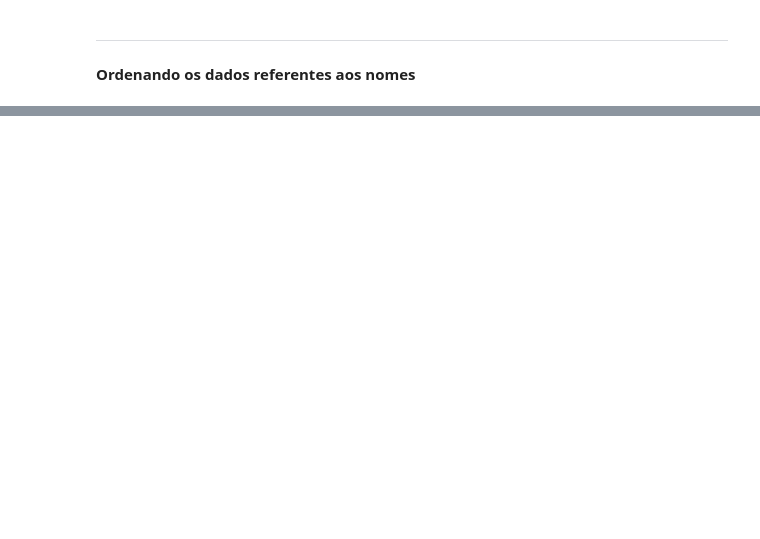
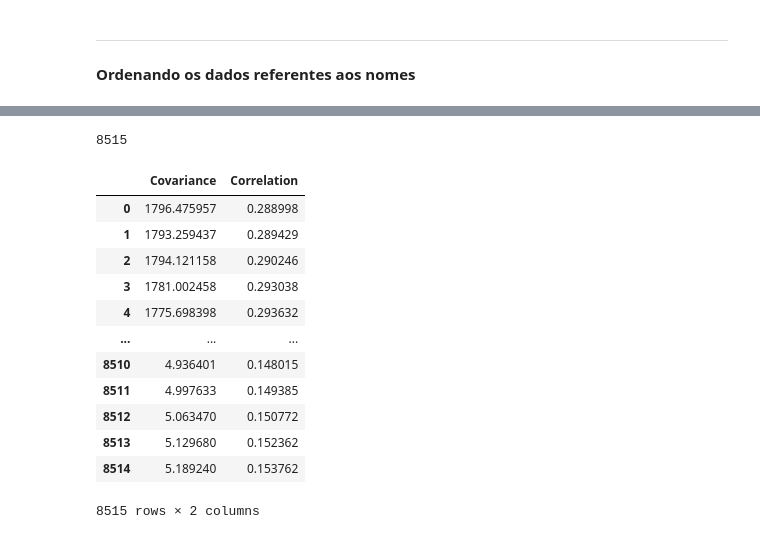
Before and after one commit to Ana-ovidio/StandardMeasures, a Jupyter notebook: CovarianceCorrelation.ipynb, the cells around one changed output, grey strips where cells are left out. Cells and saved outputs as stored; diff of their text form; code cells hidden in the pictures; blank space fills up the shorter version.

```diff
--- a/CovarianceCorrelation.ipynb
+++ b/CovarianceCorrelation.ipynb
@@ -79 +95,5 @@ df_covariance.head(3)
+# %%
+len(df_covariance)
+# %% [output]
+8515
 # %%
@@ -80,0 +101,16 @@ df_covariance.to_excel(r'data/CovarianceCorrelation.xlsx')
+# %%
+df_covariance
+# %% [output]
+|  | Covariance | Correlation |
+| 0 | 1796.475957 | 0.288998 |
+| 1 | 1793.259437 | 0.289429 |
+| 2 | 1794.121158 | 0.290246 |
+| 3 | 1781.002458 | 0.293038 |
+| 4 | 1775.698398 | 0.293632 |
+| ... | ... | ... |
+| 8510 | 4.936401 | 0.148015 |
+| 8511 | 4.997633 | 0.149385 |
+| 8512 | 5.063470 | 0.150772 |
+| 8513 | 5.129680 | 0.152362 |
+| 8514 | 5.189240 | 0.153762 |
+8515 rows × 2 columns
```
Also changed, not shown: parts of 11 cells of this notebook, 17 other files.
